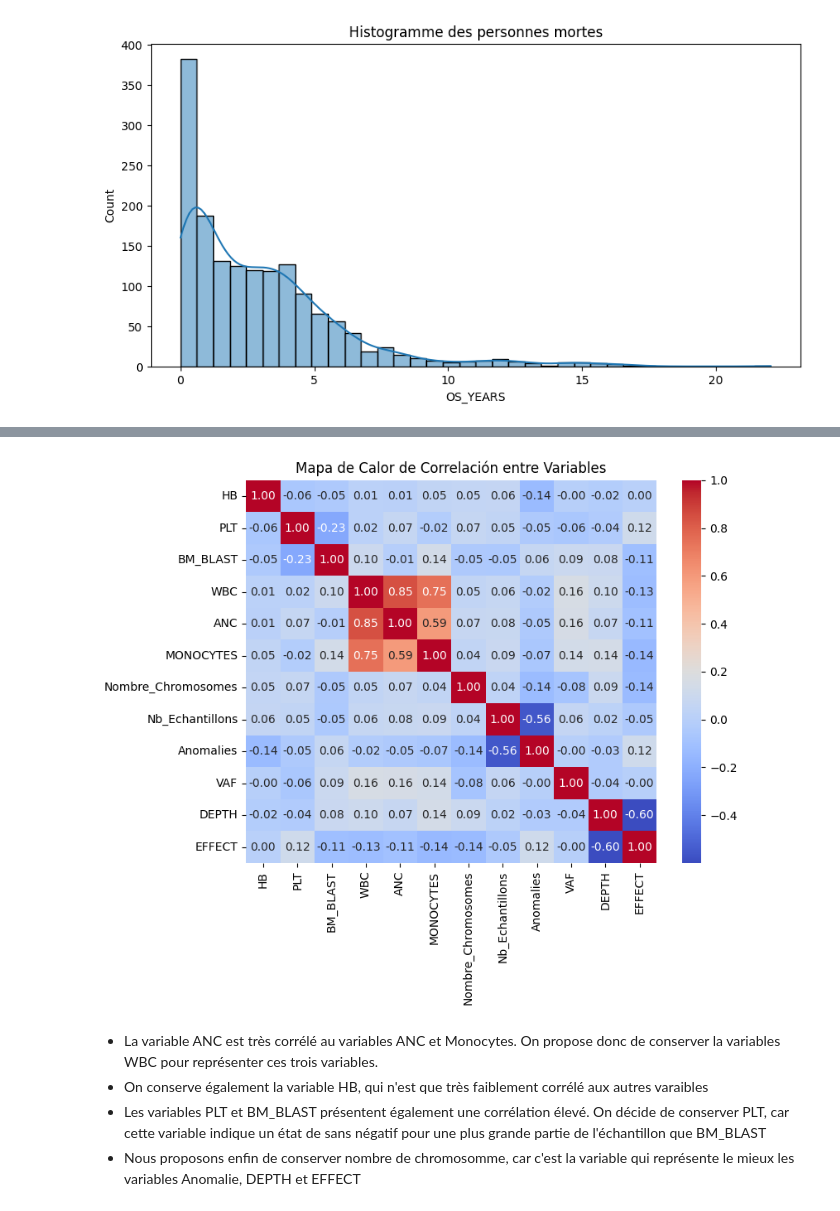
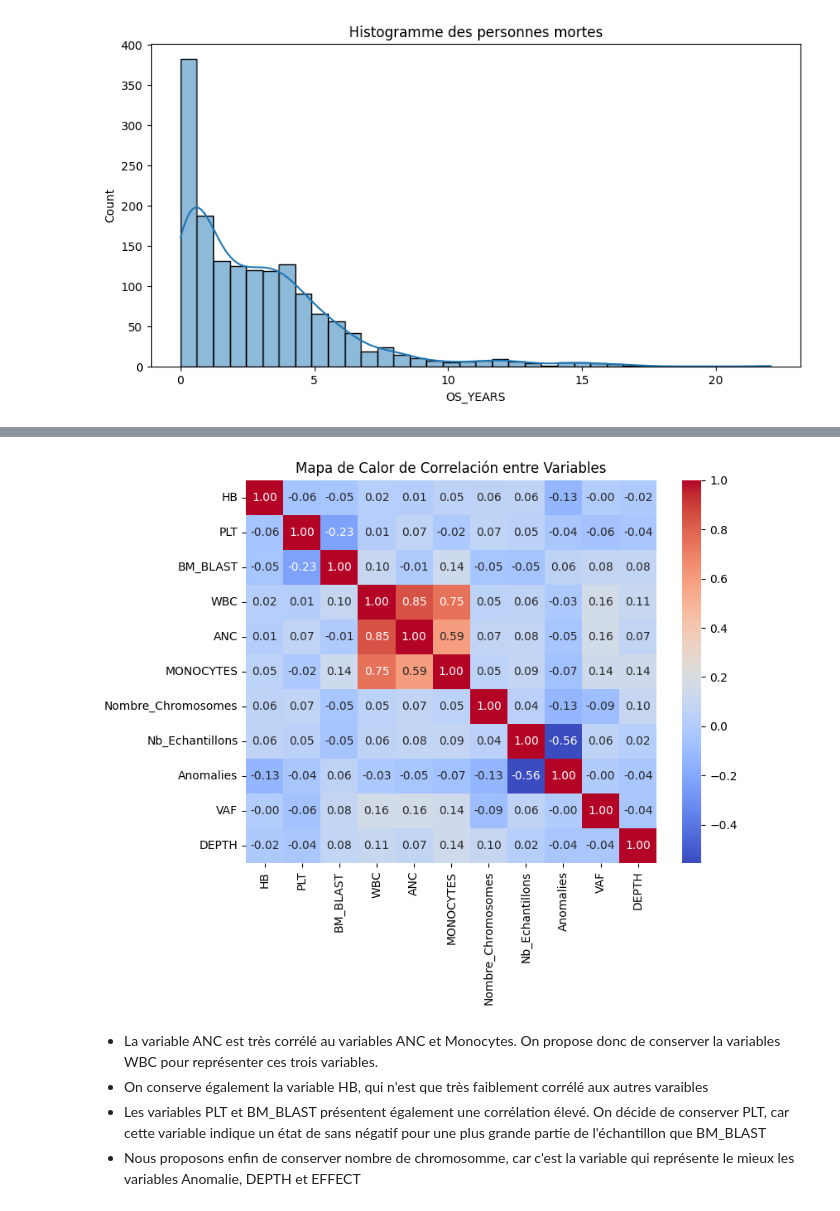
Before and after one commit to Oumaimabrini/Machine-Learning, a Jupyter notebook: Data_preparation.ipynb, the cells around one changed output, grey strips where cells are left out. Cells and saved outputs as stored; diff of their text form; code cells hidden in the pictures.

```diff
--- a/Data_preparation.ipynb
+++ b/Data_preparation.ipynb
@@ -332,13 +334,13 @@ Dasn un soucis de simplification, nous décidons de créer 4 colonnes distinctes
 # %%
 def extract_sex(cytogenetics):
     if pd.isna(cytogenetics):
-        return "Autre"
-    elif "46,XX" in cytogenetics:
-        return "Homme"
-    elif "46,XY" in cytogenetics:
-        return "Femme"
+        return "AUTRE"
+    elif "xx" in cytogenetics:
+        return "HOMME"
+    elif "xy" in cytogenetics:
+        return "FEMME"
     else:
-        return "Autre"
+        return "AUTRE"
 # %%
 def parse_cytogenetics(cyto):
     cyto = str(cyto).lower()  # Convertir en string et mettre en minuscule
@@ -445,3 +449,6 @@ data_train
 | 3024 | P121853 | VU | 5.0 | 1.37 | 0.37 | 0.11 | 11.4 | 102.0 | 46.0 | ... |
 | 3025 | P121834 | VU | 0.0 | 2.70 | 0.72 | 0.23 | 8.2 | 239.0 | 46.0 | ... |
 3026 rows × 15 columns
+# %%
+data_train['EFFECT'] = data_train['EFFECT'].apply(lambda x: "négatif" if x < 0 else "neutre")
+data_train
@@ -448,8 +469,5 @@ data_train
 # %% [markdown]
 # Selection des features
-# %%
-data_train = data_train.drop(columns = ["CENTER"])
-##X_test = X_test.drop(columns=["CENTER"], errors='ignore')
 # %%
 # Create the survival data format
 #X = data_train.loc[data_train['ID'].isin(Y_train['ID']), features]
@@ -464,6 +482,8 @@ target_data = Y_train.dropna()
 target_data['OS_YEARS'] = pd.to_numeric(target_data['OS_YEARS'], errors='coerce')
 target_data['OS_STATUS'] = target_data['OS_STATUS'].astype(bool).astype(int)
 target_data = target_data.dropna()
+# %%
+data_train = data_train[data_train["ID"].isin(target_data["ID"])]
 # %%
 #il faut regrouper en personnes ayant vécu 0 à 2 ans de 2ans à 4 ...
 En_vie = target_data[target_data["OS_STATUS"]==1.0]
@@ -496,14 +516,14 @@ Histogramme_function(data_train["BM_BLAST"], "Histogramme des blastes médullair
 # %%
 # Calculando la matriz de correlación
-correlation_matrix = data_train[['HB', 'PLT', 'BM_BLAST','WBC','ANC','MONOCYTES','Nombre_Chromosomes',	'Nb_Echantillons',	'Anomalies',	'VAF',	'DEPTH',	'EFFECT']].corr()
+correlation_matrix = data_train[['HB', 'PLT', 'BM_BLAST','WBC','ANC','MONOCYTES','Nombre_Chromosomes',	'Nb_Echantillons',	'Anomalies',	'VAF',	'DEPTH']].corr()
 
 # Creando el mapa de calor
 plt.figure(figsize=(8, 6))
 sns.heatmap(correlation_matrix, annot=True, fmt=".2f", cmap='coolwarm')
 plt.title('Mapa de Calor de Correlación entre Variables')
 plt.show()
 # %% [output]
-[figure, old version]
+[figure, new version]
 # %% [markdown]
 - La variable ANC est très corrélé au variables ANC et Monocytes. On propose donc de conserver la variables WBC pour représenter ces trois variables.
 - On conserve également la variable HB, qui n'est que très faiblement corrélé aux autres varaibles
```
Also changed, not shown: parts of 14 cells of this notebook, 6 other files.
